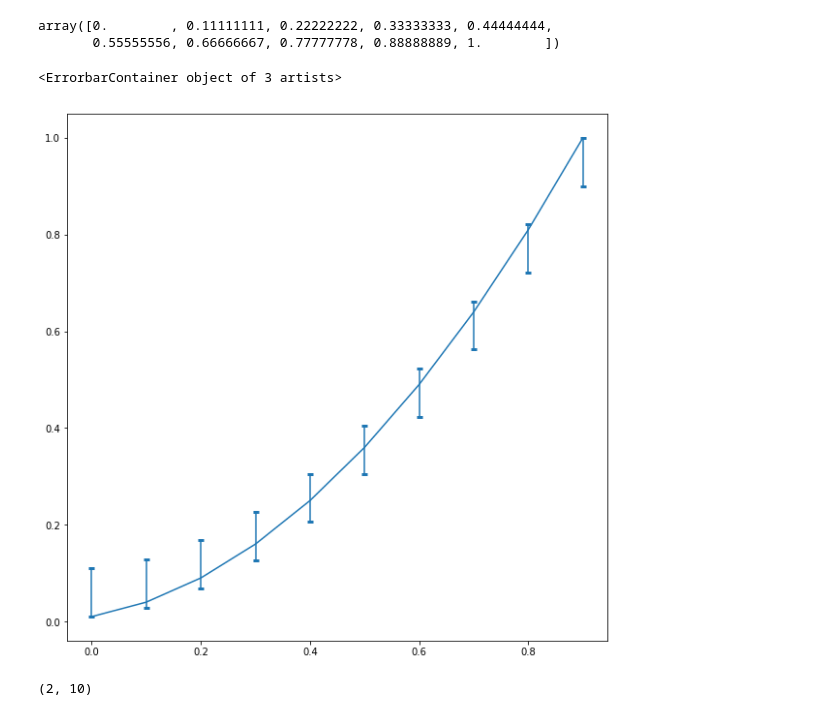
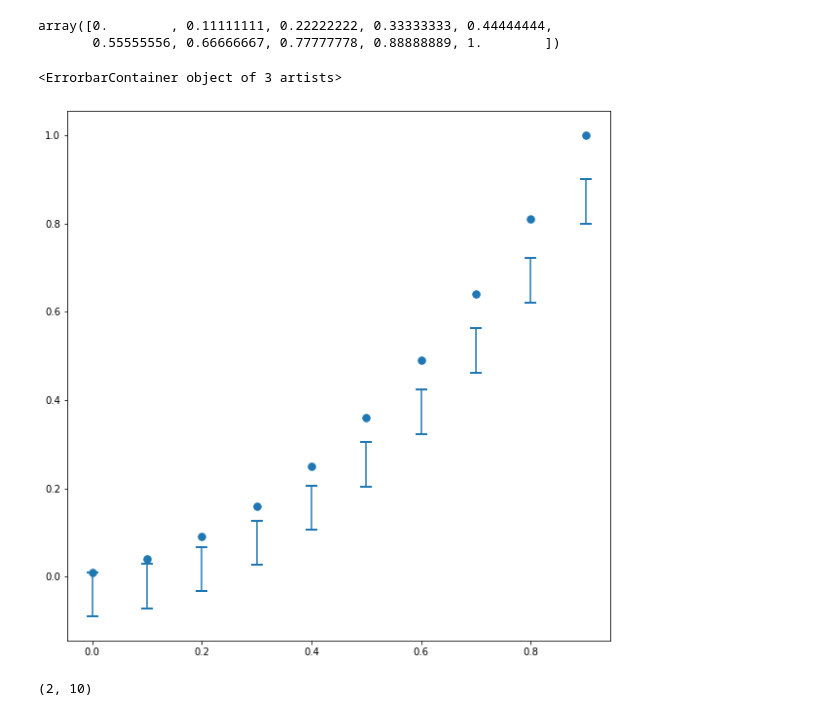
Before and after one commit to caitaozhan/testing, a Jupyter notebook: matplotlib/errorbar_limits_simple.ipynb, the cells around one changed output. Cells and saved outputs as stored; diff of their text form; code cells hidden in the pictures.

```diff
--- a/matplotlib/errorbar_limits_simple.ipynb
+++ b/matplotlib/errorbar_limits_simple.ipynb
@@ -78,15 +78,15 @@ array([0.        , 0.11111111, 0.22222222, 0.33333333, 0.44444444,
 # %%
 x = np.arange(10) / 10
 y = (x + 0.1)**2
-yerr_low = np.linspace(0, 0.1, 10)
-yerr_high = np.linspace(0.1, 0, 10)
+yerr_low = np.linspace(0.1, 0.2, 10)
+yerr_high = np.linspace(0, -0.1, 10)
 yerr = np.stack((yerr_low, yerr_high))
 
 fig, ax = plt.subplots(figsize=(10, 10))
-ax.errorbar(x, y, yerr=yerr, capsize=3, capthick=3)
+ax.errorbar(x, y, yerr=yerr, capsize=6, capthick=2, fmt=' ', marker='.', markersize=15)
 # %% [output]
 <ErrorbarContainer object of 3 artists>
-[figure, old version]
+[figure, new version]
 # %%
 yerr.shape
 # %% [output]
```
Also changed, not shown: parts of 3 cells of this notebook, 3 other files.
